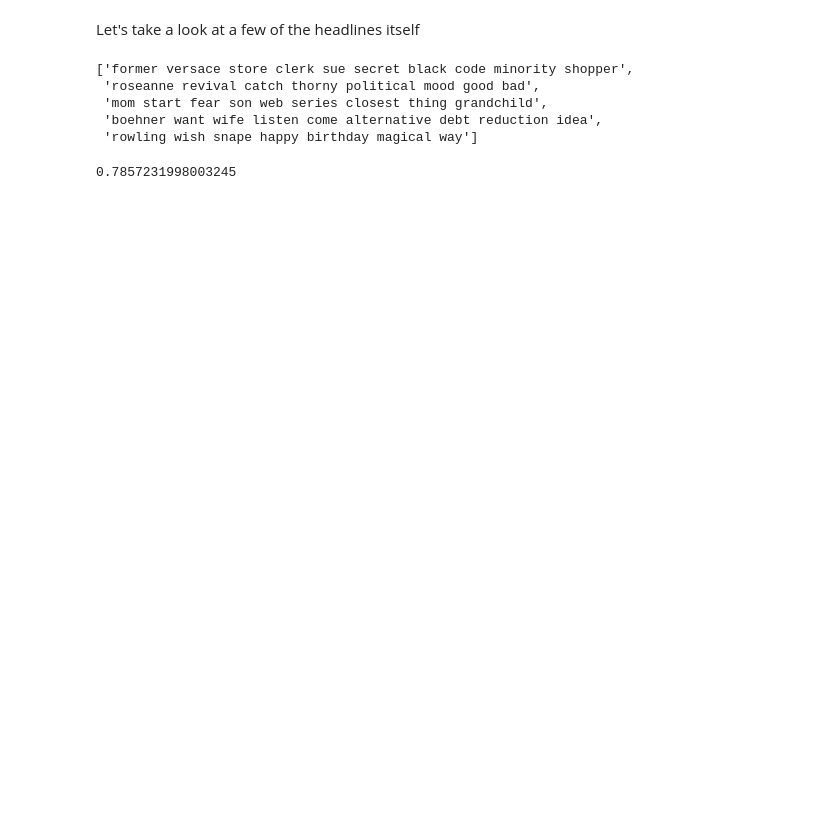
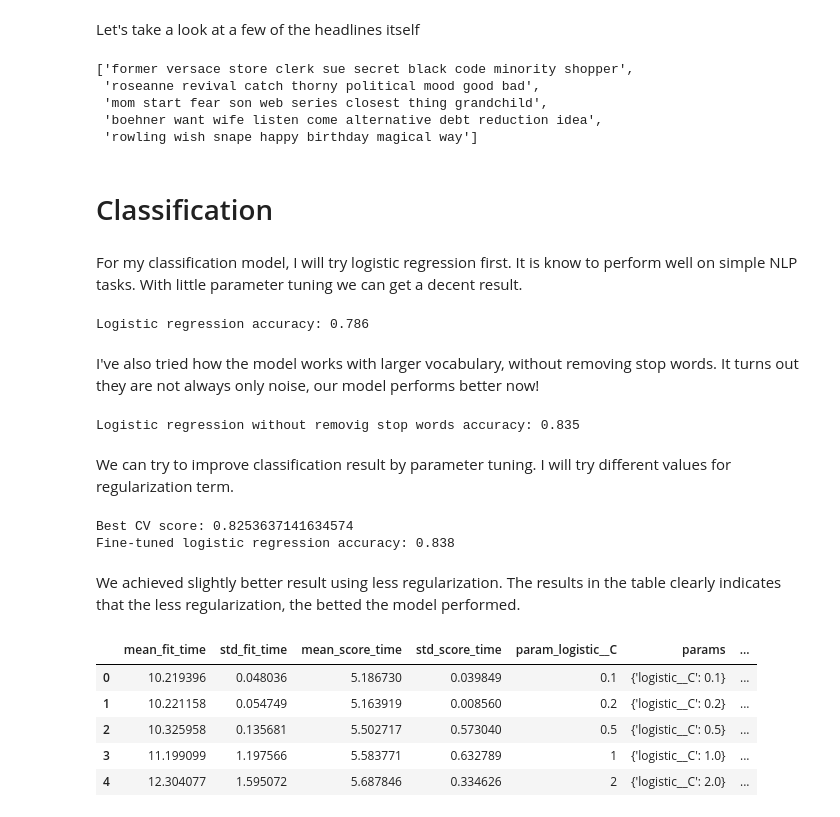
Before and after one commit to sfczekalski/data_science_task, a Jupyter notebook: nlp.ipynb, the cells around one changed output. Cells and saved outputs as stored; diff of their text form; code cells hidden in the pictures; blank space fills up the shorter version.

Commit message:
Improved solution for the second task.

```diff
--- a/nlp.ipynb
+++ b/nlp.ipynb
@@ -218,6 +237,10 @@ preprocessed[:5]
  'mom start fear son web series closest thing grandchild',
  'boehner want wife listen come alternative debt reduction idea',
  'rowling wish snape happy birthday magical way']
+# %% [markdown]
+# Classification
+# %% [markdown]
+For my classification model, I will try logistic regression first. It is know to perform well on simple NLP tasks. With little parameter tuning we can get a decent result.
 # %%
 df_train_test = df.copy()
 y, X = df['is_sarcastic'], df['headline']
@@ -231,6 +254,56 @@ model = Pipeline(steps=[
 
 model = model.fit(X_train, y_train)
 y_pred = model.predict(X_test)
-accuracy_score(y_test, y_pred)
+print(f'Logistic regression accuracy: {round(accuracy_score(y_test, y_pred), 3)}')
 # %% [output]
-0.7857231998003245
+Logistic regression accuracy: 0.786
+# %% [markdown]
+I've also tried how the model works with larger vocabulary, without removing stop words. It turns out they are not always only noise, our model performs better now!
+# %%
+model = Pipeline(steps=[
+    ('preprocessor', Preprocessor(remove_stop_words=False)),
+    ('tf_idf', TfidfVectorizer()),
+    ('model', LogisticRegression(random_state=42))
+])
+
+model = model.fit(X_train, y_train)
+y_pred = model.predict(X_test)
+accuracy_score(y_test, y_pred)
+print(f'Logistic regression without removig stop words accuracy: {round(accuracy_score(y_test, y_pred), 3)}')
+# %% [output]
+Logistic regression without removig stop words accuracy: 0.835
+# %% [markdown]
+We can try to improve classification result by parameter tuning. I will try different values for regularization term.
+# %%
+logistic = LogisticRegression(random_state=42)
+
+pipeline = Pipeline(steps=[
+    ('preprocessor', Preprocessor(remove_stop_words=False)),
+    ('tf_idf', TfidfVectorizer()),
+    ('logistic', logistic)
+])
+
+params = {
+    'logistic__C': [0.1, 0.2, 0.5, 1.0, 2.0]
+}
+
+search = GridSearchCV(pipeline, param_grid=params)
+search = search.fit(X_train, y_train)
+print(f'Best CV score: {search.best_score_}')
+
+y_pred = search.predict(X_test)
+print(f'Fine-tuned logistic regression accuracy: {round(accuracy_score(y_test, y_pred), 3)}')
+# %% [output]
+Best CV score: 0.8253637141634574
+Fine-tuned logistic regression accuracy: 0.838
+# %% [markdown]
+We achieved slightly better result using less regularization. The results in the table clearly indicates that the less regularization, the betted the model performed.
+# %%
+pd.DataFrame(search.cv_results_)
+# %% [output]
+|  | mean_fit_time | std_fit_time | mean_score_time | std_score_time | param_logistic__C | params | ... |
+| 0 | 10.219396 | 0.048036 | 5.186730 | 0.039849 | 0.1 | {'logistic__C': 0.1} | ... |
+| 1 | 10.221158 | 0.054749 | 5.163919 | 0.008560 | 0.2 | {'logistic__C': 0.2} | ... |
+| 2 | 10.325958 | 0.135681 | 5.502717 | 0.573040 | 0.5 | {'logistic__C': 0.5} | ... |
+| 3 | 11.199099 | 1.197566 | 5.583771 | 0.632789 | 1 | {'logistic__C': 1.0} | ... |
+| 4 | 12.304077 | 1.595072 | 5.687846 | 0.334626 | 2 | {'logistic__C': 2.0} | ... |
```
Also changed, not shown: parts of 17 cells of this notebook.
